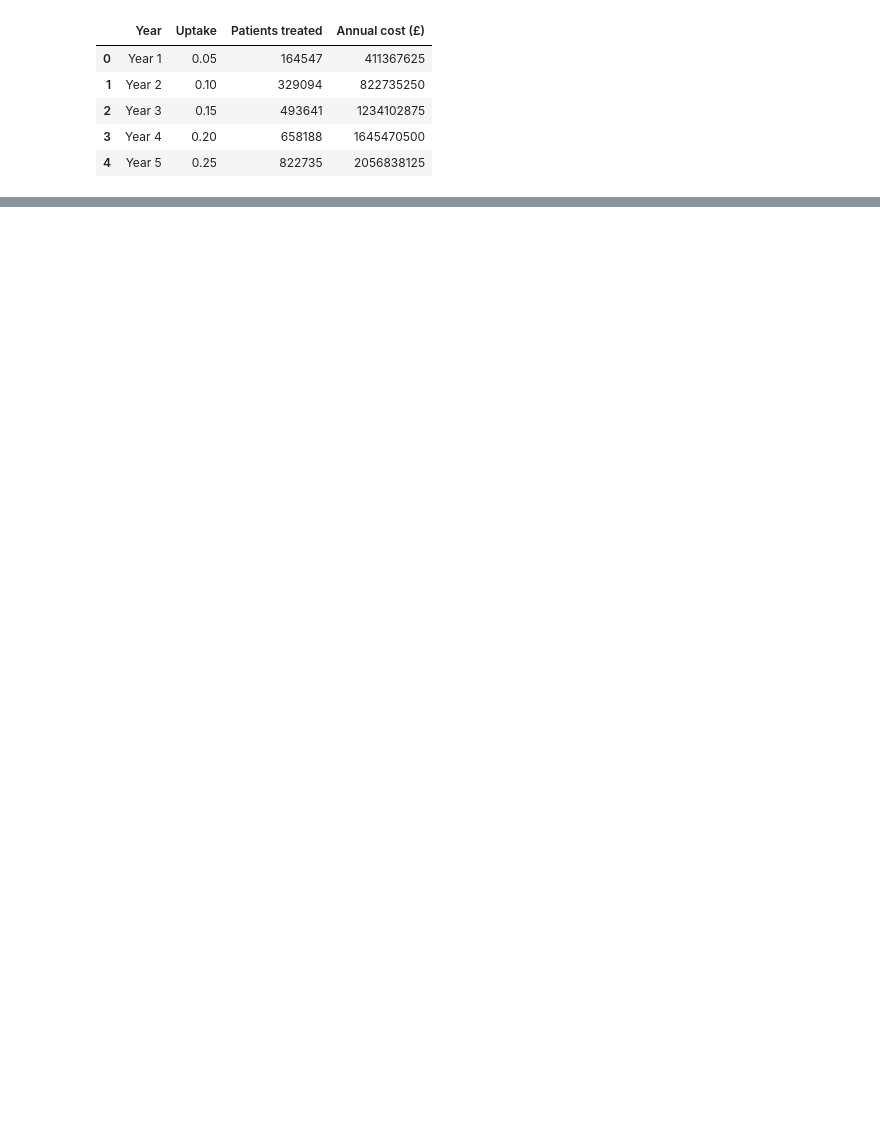
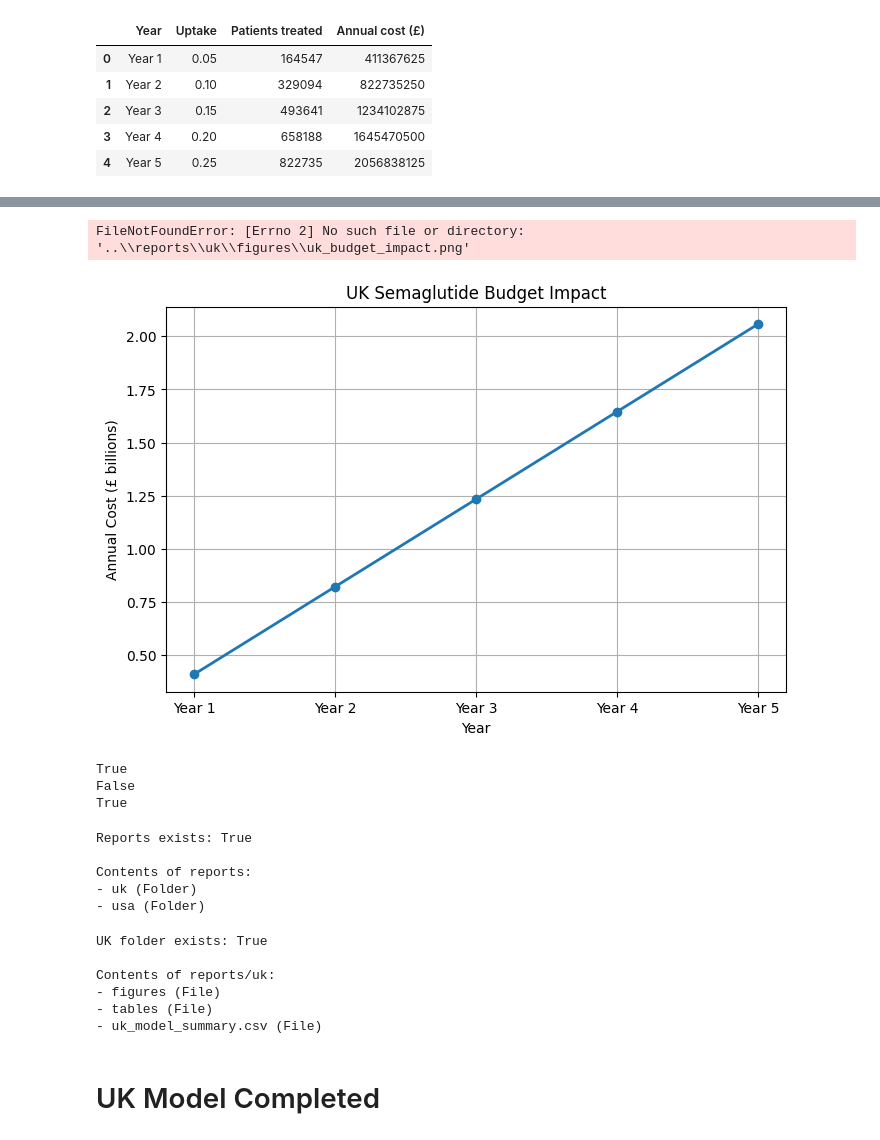
Before and after one commit to saffam/semaglutide-budget-impact-models, a Jupyter notebook: notebooks/04_budget_impact_model.ipynb, the cells around one changed output, grey strips where cells are left out. Saved outputs shown, nothing was run; the diff lists cells and outputs as text; code cells hidden in the pictures; blank space fills up the shorter version.

```diff
--- a/notebooks/04_budget_impact_model.ipynb
+++ b/notebooks/04_budget_impact_model.ipynb
@@ -72,0 +84,73 @@ NameError: name 'uk_summary' is not defined
+# %%
+from pathlib import Path
+
+output_fig = Path("../reports/uk/figures")
+
+plt.figure(figsize=(8,5))
+
+plt.plot(
+    uk_budget_impact["Year"],
+    uk_budget_impact["Annual cost (£)"] / 1e9,
+    marker="o",
+    linewidth=2
+)
+
+plt.title("UK Semaglutide Budget Impact")
+plt.xlabel("Year")
+plt.ylabel("Annual Cost (£ billions)")
+plt.grid(True)
+
+plt.savefig(output_fig / "uk_budget_impact.png", dpi=300, bbox_inches="tight")
+
+plt.show()
+
+print("Figure saved.")
+# %% [output]
+FileNotFoundError: [Errno 2] No such file or directory: '..\\reports\\uk\\figures\\uk_budget_impact.png'
+[figure, added]
+# %%
+from pathlib import Path
+
+output_fig = Path("../reports/uk/figures")
+
+print(output_fig.exists())
+print(output_fig.is_dir())
+print(output_fig.is_file())
+# %% [output]
+True
+False
+True
+# %%
+from pathlib import Path
+
+reports = Path("../reports")
+
+print("Reports exists:", reports.exists())
+
+print("\nContents of reports:")
+for item in reports.iterdir():
+    print("-", item.name, "(Folder)" if item.is_dir() else "(File)")
+# %% [output]
+Reports exists: True
+
+Contents of reports:
+- uk (Folder)
+- usa (Folder)
+# %%
+uk_reports = Path("../reports/uk")
+
+print("\nUK folder exists:", uk_reports.exists())
+
+if uk_reports.exists():
+    print("\nContents of reports/uk:")
+    for item in uk_reports.iterdir():
+        print("-", item.name, "(Folder)" if item.is_dir() else "(File)")
+# %% [output]
+UK folder exists: True
+
+Contents of reports/uk:
+- figures (File)
+- tables (File)
+- uk_model_summary.csv (File)
+# %% [markdown]
+# UK Model Completed
```
Also changed, not shown: parts of 4 cells of this notebook, 18 other files.
